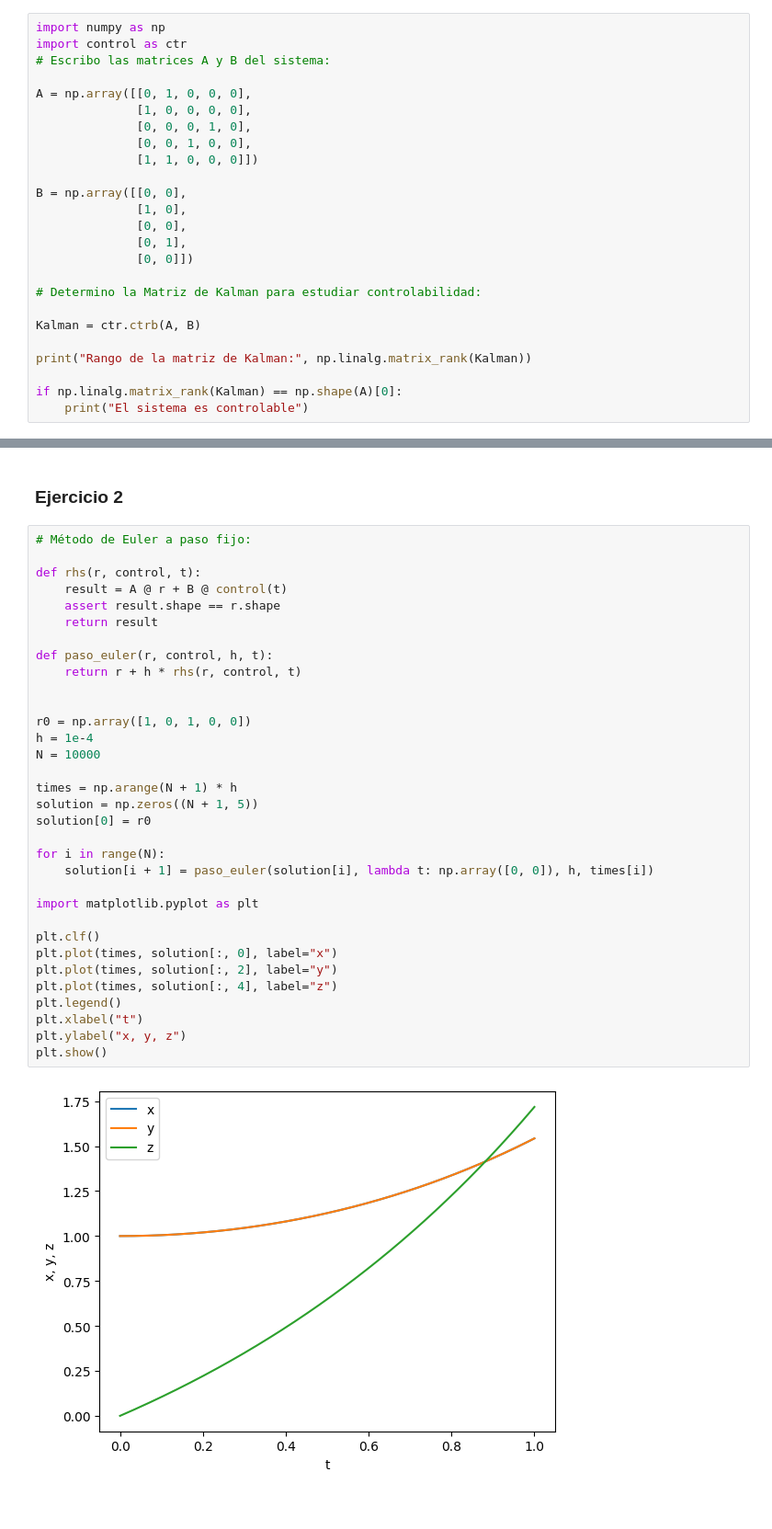
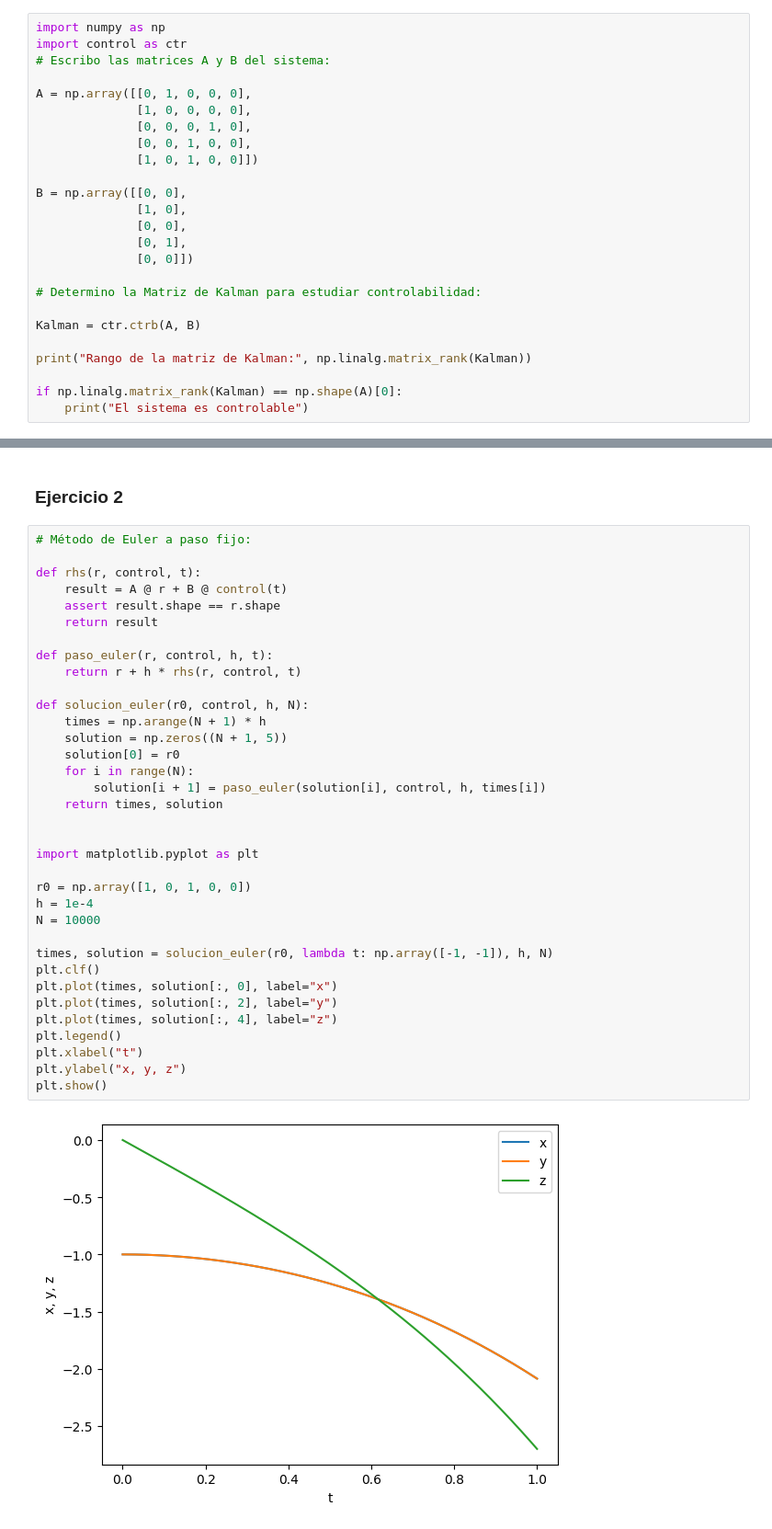
Before and after one commit to Miguel-Escobar/Intro-al-Control-Optimo, a Jupyter notebook: Lab_3/lab_3.ipynb, the cells around one changed output, grey strips where cells are left out. Shown at 92% size. Drawn from its saved outputs; the diff is of its cells as text.

```diff
--- a/Lab_3/lab_3.ipynb
+++ b/Lab_3/lab_3.ipynb
@@ -9,7 +9,7 @@ A = np.array([[0, 1, 0, 0, 0],
               [1, 0, 0, 0, 0],
               [0, 0, 0, 1, 0],
               [0, 0, 1, 0, 0],
-              [1, 1, 0, 0, 0]])
+              [1, 0, 1, 0, 0]])
 
 B = np.array([[0, 0],
               [1, 0],
@@ -37,35 +37,37 @@ Un ejemplo más concreto en este caso, sería escoger un control inicial tal que
 # %%
 # Método de Euler a paso fijo:
 
 def rhs(r, control, t):
     result = A @ r + B @ control(t)
     assert result.shape == r.shape
     return result
 
 def paso_euler(r, control, h, t):
     return r + h * rhs(r, control, t)
 
+def solucion_euler(r0, control, h, N):
+    times = np.arange(N + 1) * h
+    solution = np.zeros((N + 1, 5))
+    solution[0] = r0
+    for i in range(N):
+        solution[i + 1] = paso_euler(solution[i], control, h, times[i])
+    return times, solution
+
+
+import matplotlib.pyplot as plt
 
 r0 = np.array([1, 0, 1, 0, 0])
 h = 1e-4
 N = 10000
 
-times = np.arange(N + 1) * h
-solution = np.zeros((N + 1, 5))
-solution[0] = r0
-
-for i in range(N):
-    solution[i + 1] = paso_euler(solution[i], lambda t: np.array([0, 0]), h, times[i])
-
-import matplotlib.pyplot as plt
-
+times, solution = solucion_euler(r0, lambda t: np.array([-1, -1]), h, N)
 plt.clf()
 plt.plot(times, solution[:, 0], label="x")
 plt.plot(times, solution[:, 2], label="y")
 plt.plot(times, solution[:, 4], label="z")
 plt.legend()
 plt.xlabel("t")
 plt.ylabel("x, y, z")
 plt.show()
 # %% [output]
-[figure, old version]
+[figure, new version]
```
Also changed, not shown: parts of 2 cells of this notebook.
